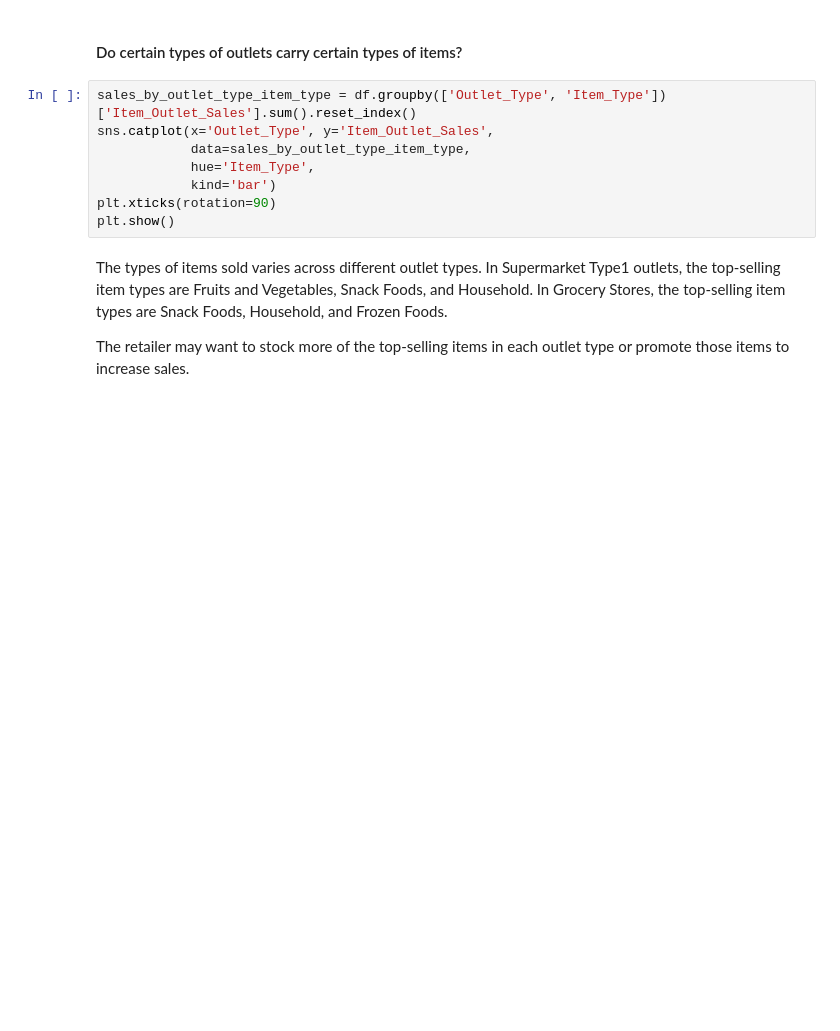
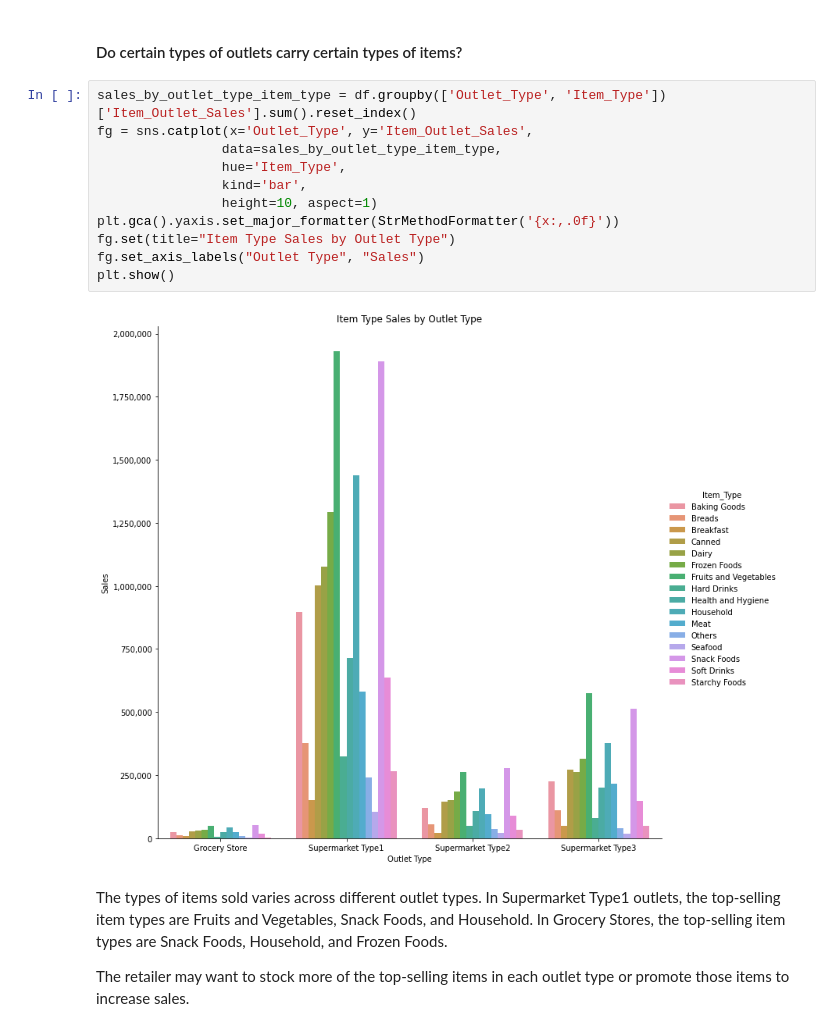
Before and after one commit to osluder/food-sales-predictions, a Jupyter notebook: food-sales-predictions.ipynb, the cells around one changed output. Saved outputs shown, nothing was run; the diff lists cells and outputs as text; blank space fills up the shorter version.

```diff
--- a/food-sales-predictions.ipynb
+++ b/food-sales-predictions.ipynb
@@ -768,12 +818,17 @@ The retailer may want to adjust the prices of certain items to increase their sa
 #### Do certain types of outlets carry certain types of items?
 # %%
 sales_by_outlet_type_item_type = df.groupby(['Outlet_Type', 'Item_Type'])['Item_Outlet_Sales'].sum().reset_index()
-sns.catplot(x='Outlet_Type', y='Item_Outlet_Sales',
-            data=sales_by_outlet_type_item_type,
-            hue='Item_Type',
-            kind='bar')
-plt.xticks(rotation=90)
+fg = sns.catplot(x='Outlet_Type', y='Item_Outlet_Sales',
+                data=sales_by_outlet_type_item_type,
+                hue='Item_Type',
+                kind='bar',
+                height=10, aspect=1)
+plt.gca().yaxis.set_major_formatter(StrMethodFormatter('{x:,.0f}'))
+fg.set(title="Item Type Sales by Outlet Type")
+fg.set_axis_labels("Outlet Type", "Sales")
 plt.show()
+# %% [output]
+[figure, added]
 # %% [markdown]
 The types of items sold varies across different outlet types. In Supermarket Type1 outlets, the top-selling item types are Fruits and Vegetables, Snack Foods, and Household. In Grocery Stores, the top-selling item types are Snack Foods, Household, and Frozen Foods.
 
```
Also changed, not shown: parts of 17 cells of this notebook.
